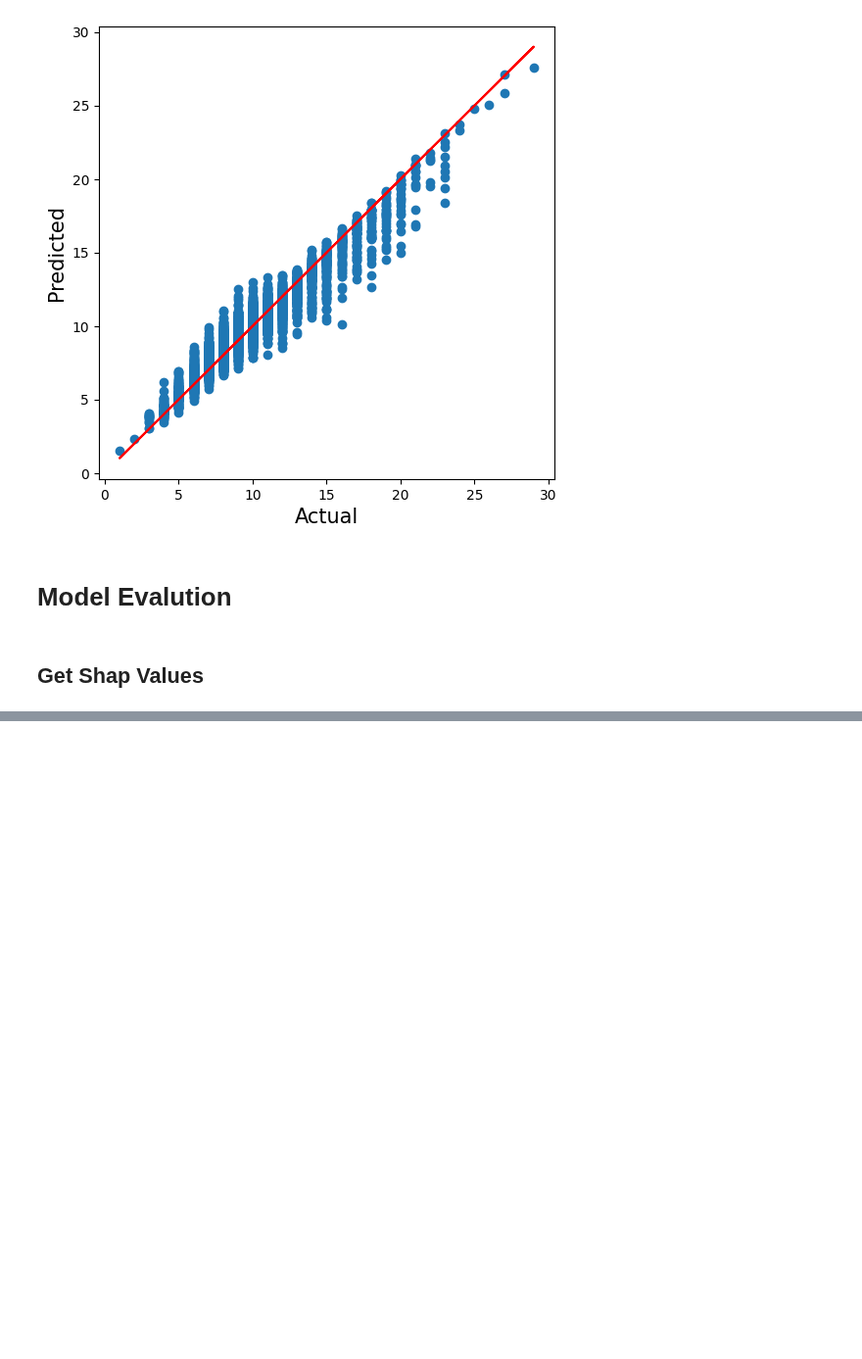
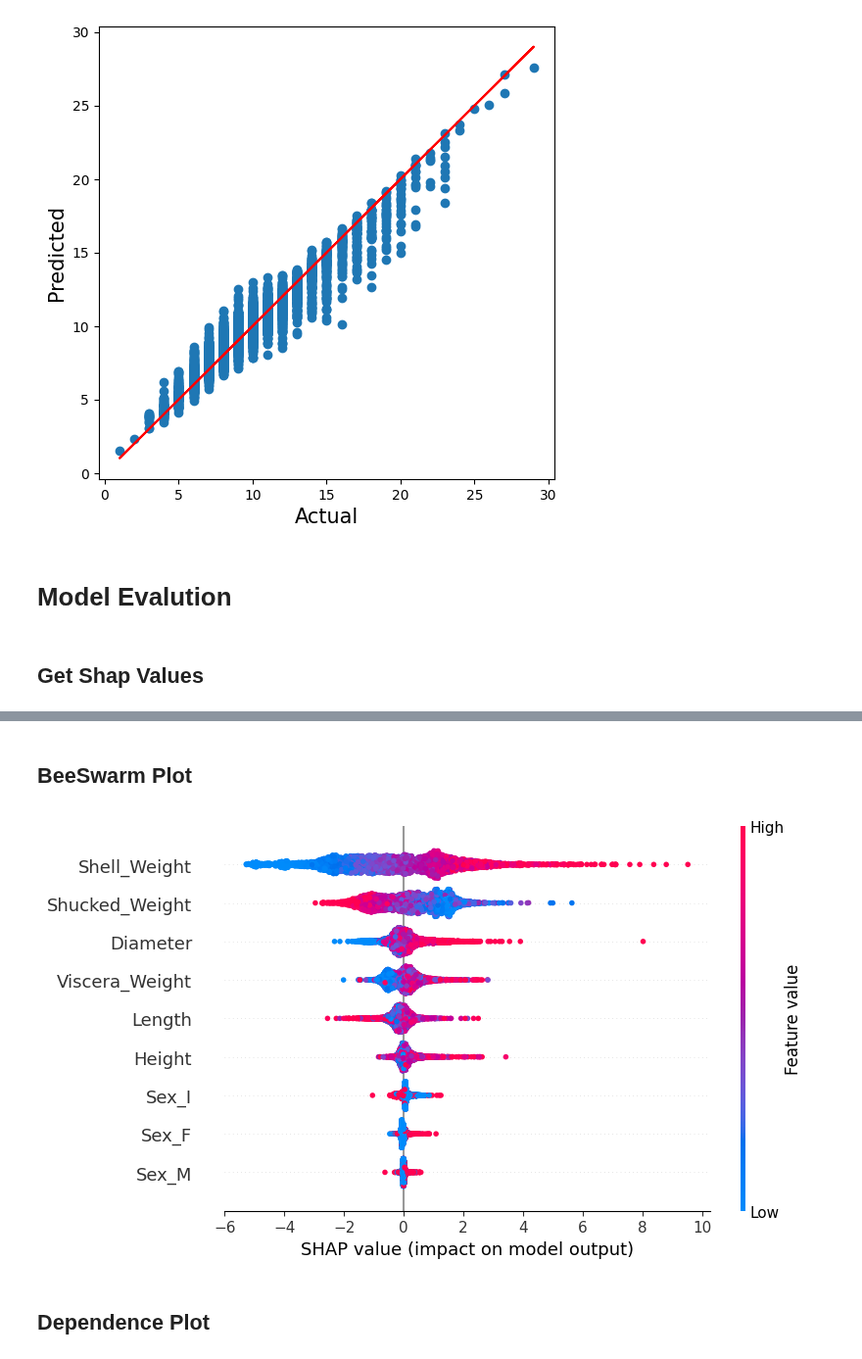
Before and after one commit to akshayyewle/Machine-Learning, a Jupyter notebook: 16 SHAP Introduction With Python/SHAP For Regression Models.ipynb, the cells around one changed output, grey strips where cells are left out. Shown at 98% size. Drawn from its saved outputs; the diff is of its cells as text; code cells hidden in the pictures; blank space fills up the shorter version.

```diff
--- a/16 SHAP Introduction With Python/SHAP For Regression Models.ipynb
+++ b/16 SHAP Introduction With Python/SHAP For Regression Models.ipynb
@@ -186,0 +218,9 @@ shap_values = explainer(X_test)
+# %% [markdown]
+## **BeeSwarm Plot**
+# %%
+# Beeswarm plot
+shap.plots.beeswarm(shap_values)
+# %% [output]
+[figure, added]
+# %% [markdown]
+## **Dependence Plot**
```
Also changed, not shown: parts of 9 cells of this notebook.
